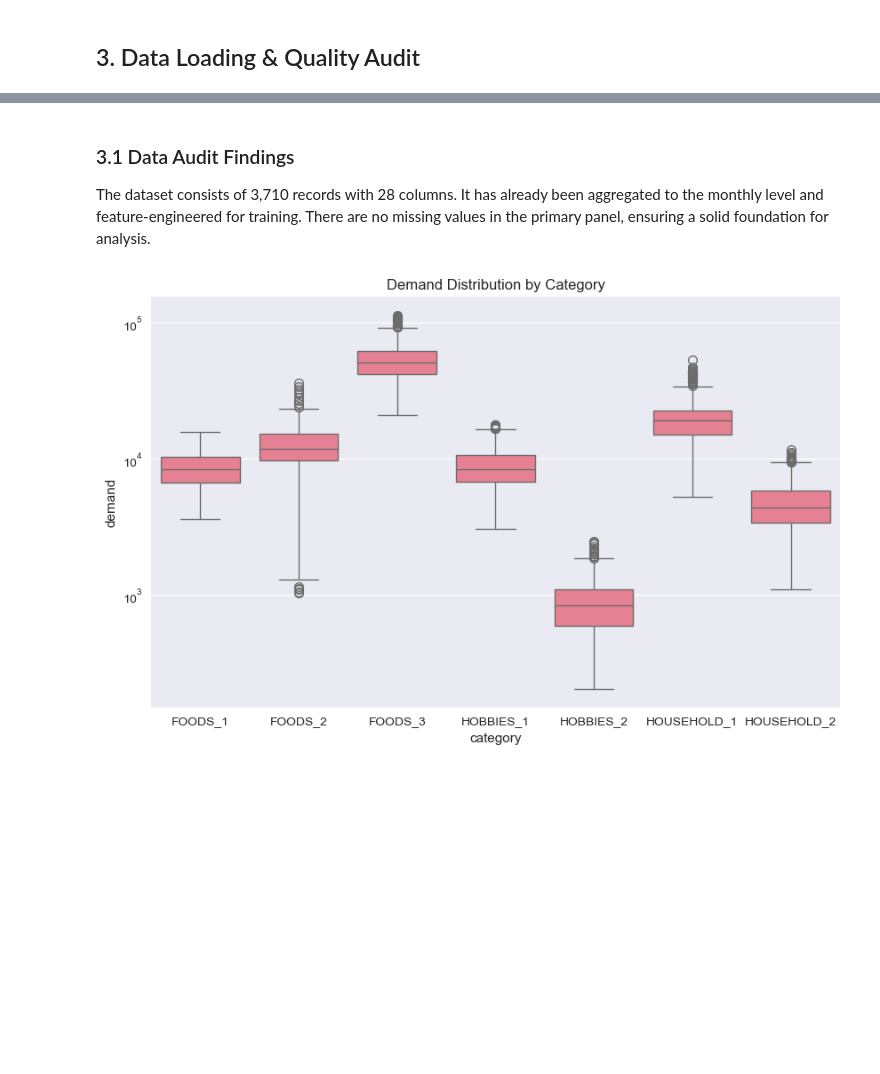
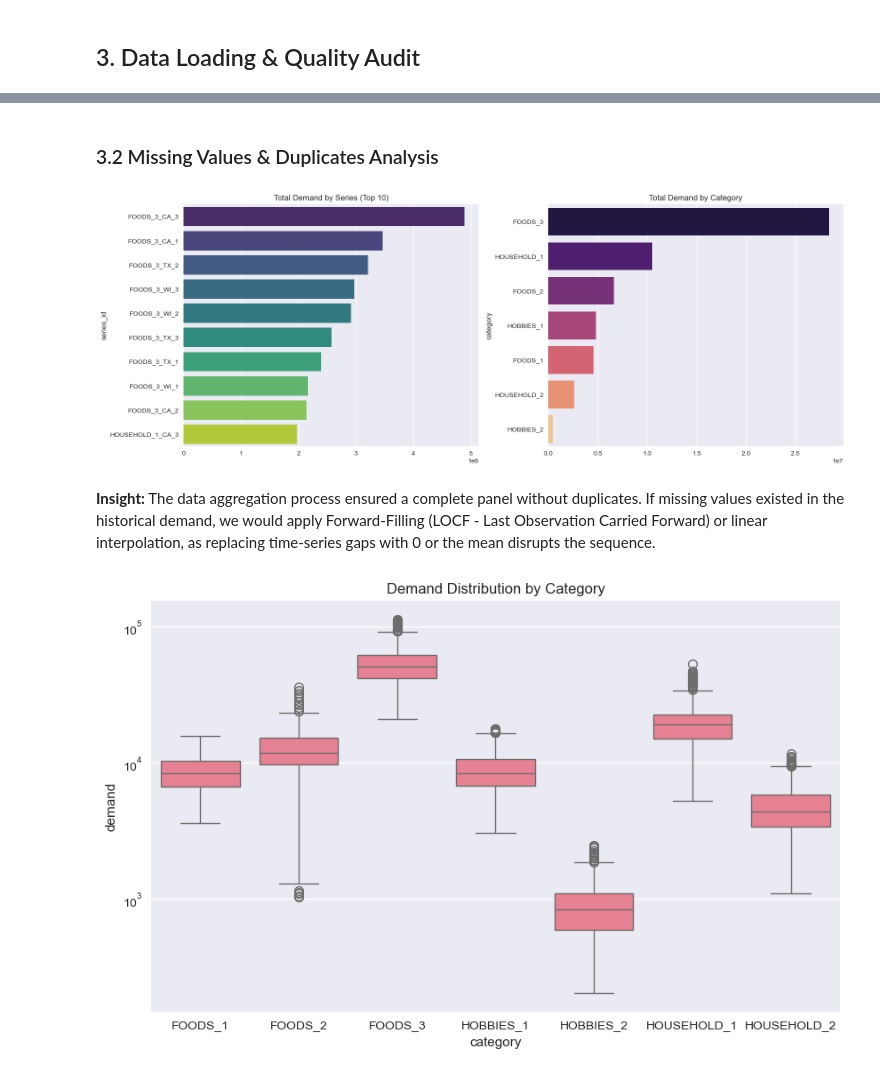
Before and after one commit to Oxshadha/OptiWMS, a Jupyter notebook: Ai miroservices/modeling/v2_m5_clean/00_m5_eda_and_analysis.ipynb, the cells around one changed output, grey strips where cells are left out. Drawn from its saved outputs; the diff is of its cells as text; code cells hidden in the pictures; blank space fills up the shorter version.

```diff
--- a/Ai miroservices/modeling/v2_m5_clean/00_m5_eda_and_analysis.ipynb
+++ b/Ai miroservices/modeling/v2_m5_clean/00_m5_eda_and_analysis.ipynb
@@ -128,6 +138,24 @@ plt.show()
-# %% [markdown]
-### 3.1 Data Audit Findings
-The dataset consists of 3,710 records with 28 columns. It has already been aggregated to the monthly level and feature-engineered for training. There are no missing values in the primary panel, ensuring a solid foundation for analysis.
+# %% [markdown]
+### 3.2 Missing Values & Duplicates Analysis
+# %%
+fig, axes = plt.subplots(1, 2, figsize=(16, 6))
+
+# Demand by Series (Top 10)
+series_demand = df.groupby('series_id')['demand'].sum().sort_values(ascending=False).head(10)
+sns.barplot(x=series_demand.values, y=series_demand.index, ax=axes[0], palette="viridis")
+axes[0].set_title('Total Demand by Series (Top 10)')
+
+# Demand by Category
+cat_demand = df.groupby('category')['demand'].sum().sort_values(ascending=False)
+sns.barplot(x=cat_demand.values, y=cat_demand.index, ax=axes[1], palette="magma")
+axes[1].set_title('Total Demand by Category')
+
+plt.tight_layout()
+plt.show()
+# %% [output]
+[figure, added]
+# %% [markdown]
+**Insight:** The data aggregation process ensured a complete panel without duplicates. If missing values existed in the historical demand, we would apply Forward-Filling (LOCF - Last Observation Carried Forward) or linear interpolation, as replacing time-series gaps with 0 or the mean disrupts the sequence.
 # %%
 # Boxplot of demand by category
 plt.figure(figsize=(10, 6))
```
Also changed, not shown: parts of 35 cells of this notebook, 1 other file.
